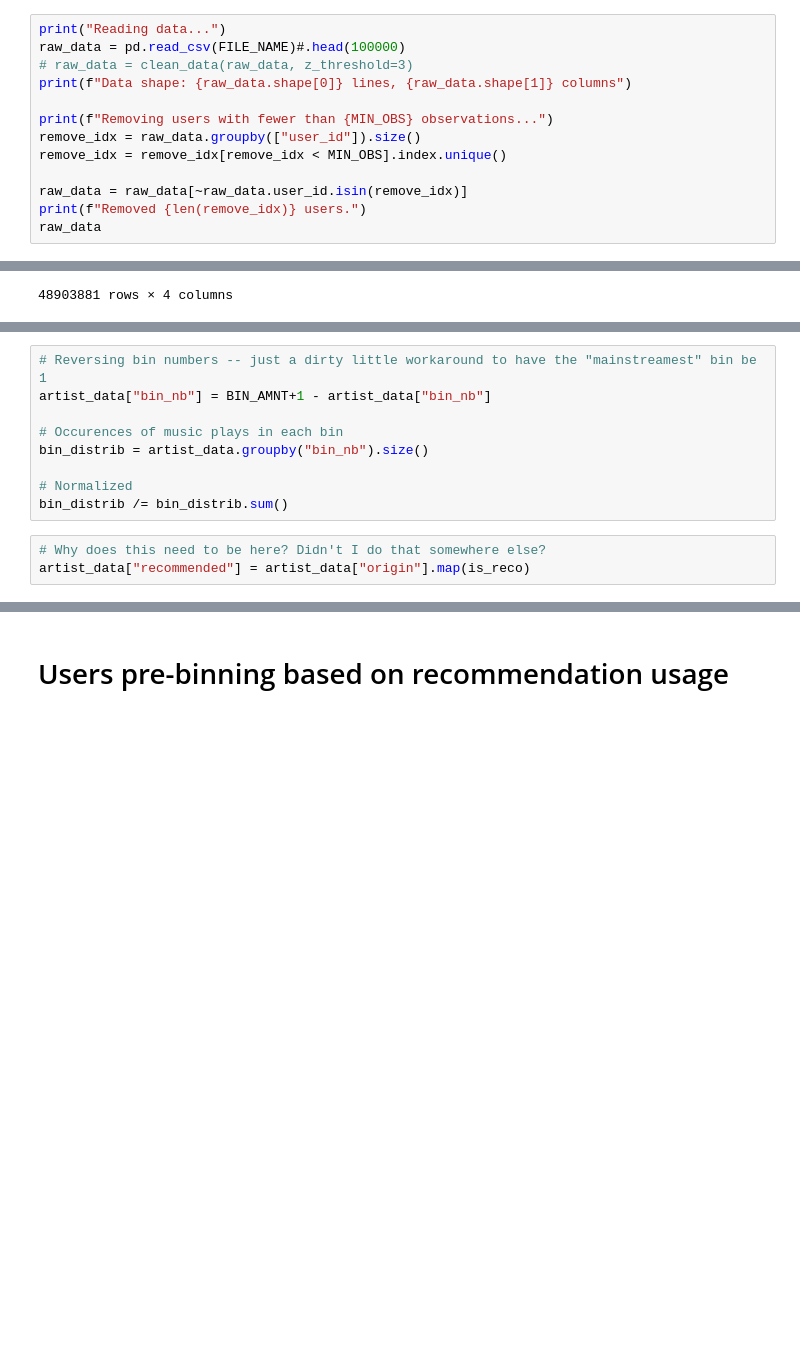
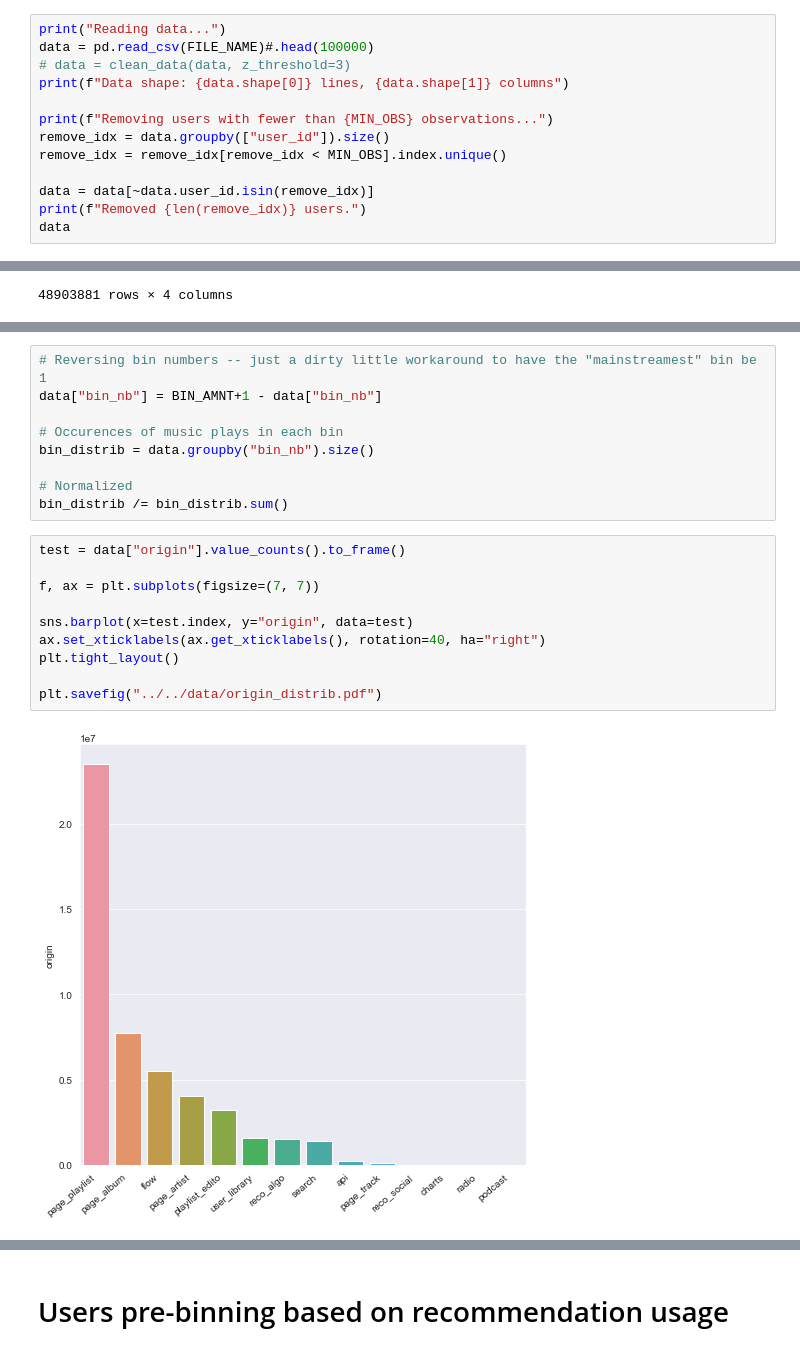
Before and after one commit to QuVil/cmb-recommendation, a Jupyter notebook: src/analysis/mainstream_tests.ipynb, the cells around one changed output, grey strips where cells are left out. Cells and saved outputs as stored; diff of their text form; blank space fills up the shorter version.

Commit message:
2306 semi-stable stuff for mainstream tests transitioning

```diff
--- a/src/analysis/mainstream_tests.ipynb
+++ b/src/analysis/mainstream_tests.ipynb
@@ -88,17 +89,17 @@ sns.set_palette(sns.color_palette("colorblind"))
 sns.set_style("darkgrid")
 # %%
 print("Reading data...")
-raw_data = pd.read_csv(FILE_NAME)#.head(100000)
-# raw_data = clean_data(raw_data, z_threshold=3)
-print(f"Data shape: {raw_data.shape[0]} lines, {raw_data.shape[1]} columns")
+data = pd.read_csv(FILE_NAME)#.head(100000)
+# data = clean_data(data, z_threshold=3)
+print(f"Data shape: {data.shape[0]} lines, {data.shape[1]} columns")
 
 print(f"Removing users with fewer than {MIN_OBS} observations...")
-remove_idx = raw_data.groupby(["user_id"]).size()
+remove_idx = data.groupby(["user_id"]).size()
 remove_idx = remove_idx[remove_idx < MIN_OBS].index.unique()
 
-raw_data = raw_data[~raw_data.user_id.isin(remove_idx)]
+data = data[~data.user_id.isin(remove_idx)]
 print(f"Removed {len(remove_idx)} users.")
-raw_data
+data
 # %% [output]
 Reading data...
 Data shape: 48918125 lines, 4 columns
@@ -137,12 +141,21 @@ Standard deviation of amount of plays per bin: 678.8359061658421
 # %%
 # Reversing bin numbers -- just a dirty little workaround to have the "mainstreamest" bin be 1
-artist_data["bin_nb"] = BIN_AMNT+1 - artist_data["bin_nb"]
+data["bin_nb"] = BIN_AMNT+1 - data["bin_nb"]
 
 # Occurences of music plays in each bin
-bin_distrib = artist_data.groupby("bin_nb").size()
+bin_distrib = data.groupby("bin_nb").size()
 
 # Normalized
 bin_distrib /= bin_distrib.sum()
-# %%
-# Why does this need to be here? Didn't I do that somewhere else?
-artist_data["recommended"] = artist_data["origin"].map(is_reco)
+# %%
+test = data["origin"].value_counts().to_frame()
+
+f, ax = plt.subplots(figsize=(7, 7))
+
+sns.barplot(x=test.index, y="origin", data=test)
+ax.set_xticklabels(ax.get_xticklabels(), rotation=40, ha="right")
+plt.tight_layout()
+
+plt.savefig("../../data/origin_distrib.pdf")
+# %% [output]
+[figure, added]
```
Also changed, not shown: parts of 11 cells of this notebook, 1 other file.
